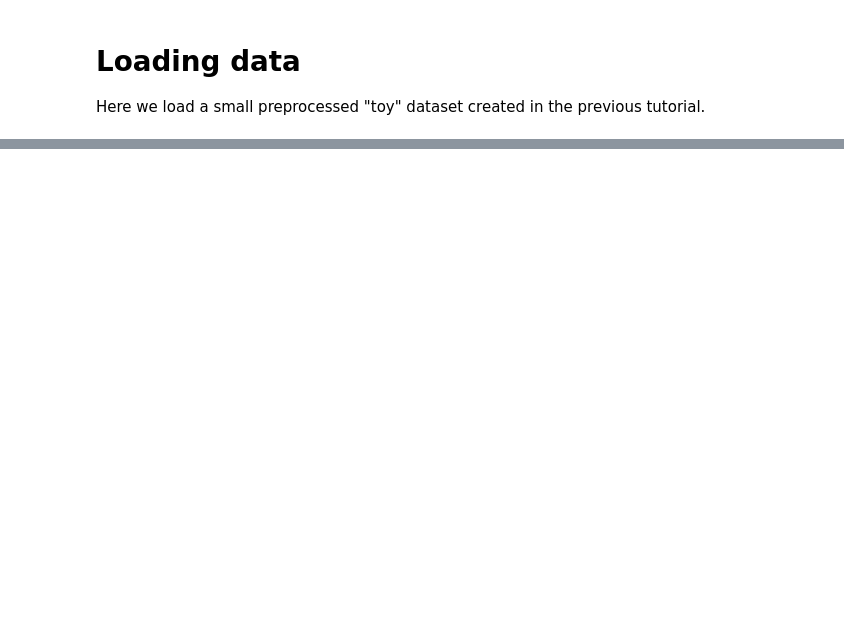
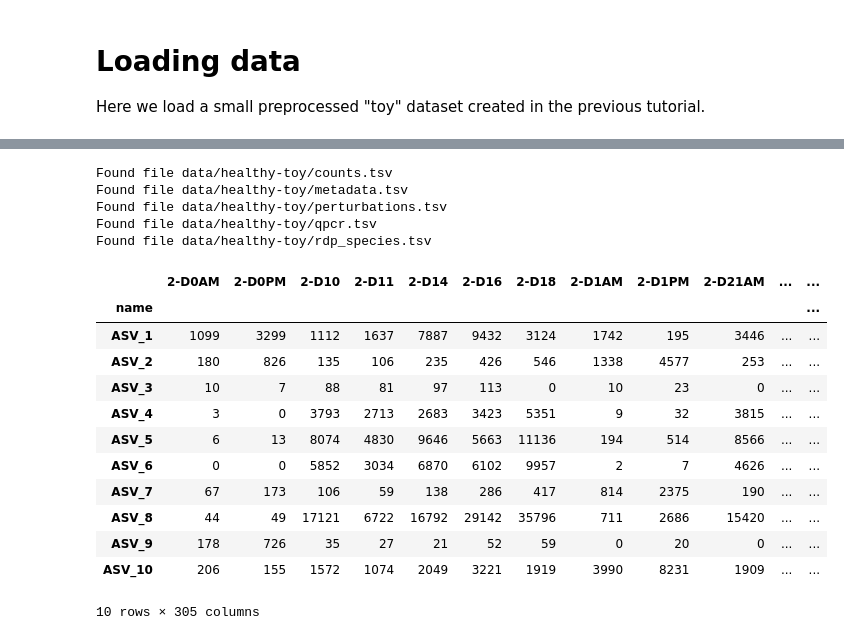
Before and after one commit to gibsonlab/mdsine2_tutorials, a Jupyter notebook: notebooks/tut_01b_viz.ipynb, the cells around one changed output, grey strips where cells are left out. Cells and saved outputs as stored; diff of their text form; code cells hidden in the pictures; blank space fills up the shorter version.

```diff
--- a/notebooks/tut_01b_viz.ipynb
+++ b/notebooks/tut_01b_viz.ipynb
@@ -394,0 +60,35 @@ plt.savefig(fig_dir / 'posterior_fix_assignments_{:04d}.png'.format(seed))
+# %%
+# Read data for the healthy cohort
+# This line finds all tsv files in the specified directory.
+tsv_files = sorted(healthy_dir.glob('*.tsv'))
+
+# This line creates an easily-indexable dictionary of the file names.
+# For example, tsv_files['counts'] stores the path to the `counts file.
+tsv_files = {f.stem : f for f in tsv_files}
+
+for key in tsv_files.keys():
+    print(f"Found file {tsv_files[key]}")
+# %% [output]
+Found file data/healthy-toy/counts.tsv
+Found file data/healthy-toy/metadata.tsv
+Found file data/healthy-toy/perturbations.tsv
+Found file data/healthy-toy/qpcr.tsv
+Found file data/healthy-toy/rdp_species.tsv
+# %%
+# Let's look at the `counts.tsv` file specifically.
+counts = pd.read_csv(tsv_files['counts'], index_col=0, sep='\t')
+counts.head(n = 10)
+# %% [output]
+|  | 2-D0AM | 2-D0PM | 2-D10 | 2-D11 | 2-D14 | 2-D16 | 2-D18 | 2-D1AM | 2-D1PM | 2-D21AM | ... | ... |
+| name |  |  |  |  |  |  |  |  |  |  |  | ... |
+| ASV_1 | 1099 | 3299 | 1112 | 1637 | 7887 | 9432 | 3124 | 1742 | 195 | 3446 | ... | ... |
+| ASV_2 | 180 | 826 | 135 | 106 | 235 | 426 | 546 | 1338 | 4577 | 253 | ... | ... |
+| ASV_3 | 10 | 7 | 88 | 81 | 97 | 113 | 0 | 10 | 23 | 0 | ... | ... |
+| ASV_4 | 3 | 0 | 3793 | 2713 | 2683 | 3423 | 5351 | 9 | 32 | 3815 | ... | ... |
+| ASV_5 | 6 | 13 | 8074 | 4830 | 9646 | 5663 | 11136 | 194 | 514 | 8566 | ... | ... |
+| ASV_6 | 0 | 0 | 5852 | 3034 | 6870 | 6102 | 9957 | 2 | 7 | 4626 | ... | ... |
+| ASV_7 | 67 | 173 | 106 | 59 | 138 | 286 | 417 | 814 | 2375 | 190 | ... | ... |
+| ASV_8 | 44 | 49 | 17121 | 6722 | 16792 | 29142 | 35796 | 711 | 2686 | 15420 | ... | ... |
+| ASV_9 | 178 | 726 | 35 | 27 | 21 | 52 | 59 | 0 | 20 | 0 | ... | ... |
+| ASV_10 | 206 | 155 | 1572 | 1074 | 2049 | 3221 | 1919 | 3990 | 8231 | 1909 | ... | ... |
+10 rows × 305 columns
```
Also changed, not shown: parts of 23 cells of this notebook.
